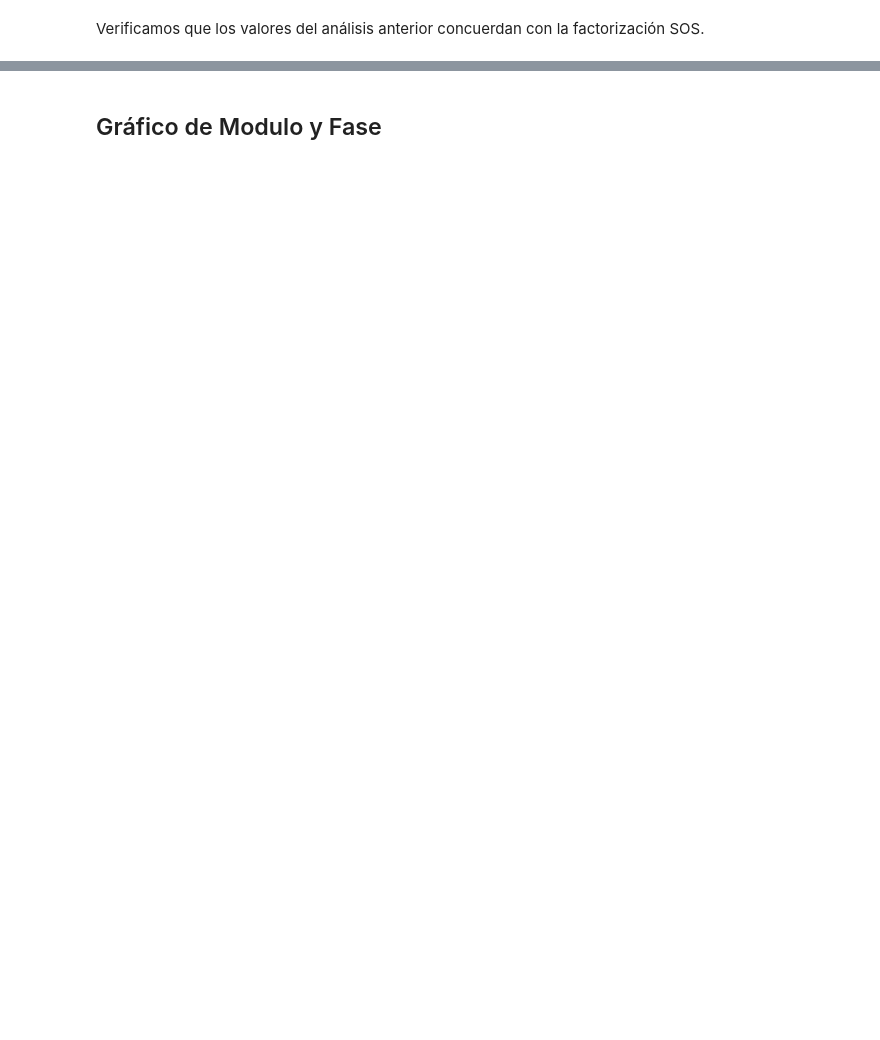
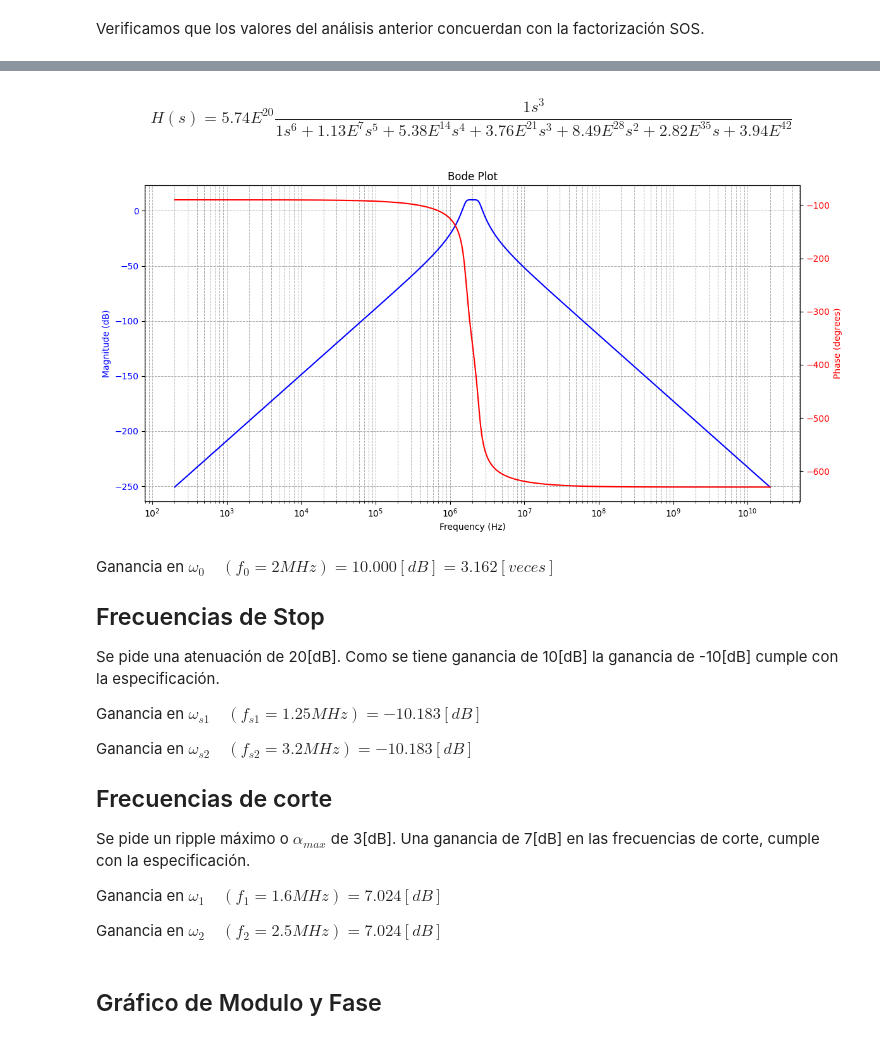
Before and after one commit to fborello-lambda/TC2-2025, a Jupyter notebook: TS6/TS6.ipynb, the cells around one changed output, grey strips where cells are left out. Saved outputs shown, nothing was run; the diff lists cells and outputs as text; code cells hidden in the pictures; blank space fills up the shorter version.

```diff
--- a/TS6/TS6.ipynb
+++ b/TS6/TS6.ipynb
@@ -373,3 +523,72 @@ Se procede a sintetizar el circuito con 3 Ackerberg-Mossberg separados por buffe
+# %%
+T_eval = T1_eval * T2_eval * T3_eval
+
+(magnitude_db, frequencies, _) = uplt.plot_tf(T_eval, {}, _w0 / (2 * np.pi))
+
+ws1 = 0.625 * _w0
+ws2 = 1.6 * _w0
+w1 = 0.8 * _w0
+w2 = 1.25 * _w0
+
+fs1 = 0.625 * _w0 / (2 * np.pi)
+fs2 = 1.6 * _w0 / (2 * np.pi)
+f1 = 0.8 * _w0 / (2 * np.pi)
+f2 = 1.25 * _w0 / (2 * np.pi)
+
+fs1_eng = uplt.eng_format(fs1, "Hz")
+fs2_eng = uplt.eng_format(fs2, "Hz")
+f1_eng = uplt.eng_format(f1, "Hz")
+f2_eng = uplt.eng_format(f2, "Hz")
+f0_eng = uplt.eng_format(f0, "Hz")
+
+magnitude_at_w0 = magnitude_db[np.argmin(np.abs(frequencies - _w0 / (2 * np.pi)))]
+magnitude_at_ws1 = magnitude_db[np.argmin(np.abs(frequencies - fs1))]
+magnitude_at_ws2 = magnitude_db[np.argmin(np.abs(frequencies - fs2))]
+magnitude_at_w1 = magnitude_db[np.argmin(np.abs(frequencies - f1))]
+magnitude_at_w2 = magnitude_db[np.argmin(np.abs(frequencies - f2))]
+
+markdown_text = f"""
+Ganancia en $\omega_0 \quad (f_{{0}} = {f0_eng}) = {magnitude_at_w0:.3f}[dB] = {10**(magnitude_at_w0/20):.3f}[veces]$
+
+## Frecuencias de Stop
+
+Se pide una atenuación de 20[dB]. Como se tiene ganancia de 10[dB] la ganancia de -10[dB] cumple con la especificación.
+
+Ganancia en $\omega_{{s1}} \quad (f_{{s1}} = {fs1_eng}) = {magnitude_at_ws1:.3f}[dB]$
+
+Ganancia en $\omega_{{s2}} \quad (f_{{s2}} = {fs2_eng}) = {magnitude_at_ws2:.3f}[dB]$
+
+## Frecuencias de corte
+
+Se pide un ripple máximo o $\\alpha_{{max}}$ de 3[dB]. Una ganancia de 7[dB] en las frecuencias de corte, cumple con la especificación.
+
+Ganancia en $\omega_1 \quad (f_{{1}} = {f1_eng}) = {magnitude_at_w1:.3f}[dB]$
+
+Ganancia en $\omega_2 \quad (f_{{2}} = {f2_eng}) = {magnitude_at_w2:.3f}[dB]$
+"""
+
+display(Markdown(markdown_text))
+# %% [output]
+$$H(s) = 5.74E^{20} \frac{1s^3}{1s^6 + 1.13E^{7}s^5 + 5.38E^{14}s^4 + 3.76E^{21}s^3 + 8.49E^{28}s^2 + 2.82E^{35}s + 3.94E^{42}}$$
+[figure, added]
+
+Ganancia en $\omega_0 \quad (f_{0} = 2 MHz) = 10.000[dB] = 3.162[veces]$
+
+## Frecuencias de Stop
+
+Se pide una atenuación de 20[dB]. Como se tiene ganancia de 10[dB] la ganancia de -10[dB] cumple con la especificación.
+
+Ganancia en $\omega_{s1} \quad (f_{s1} = 1.25 MHz) = -10.183[dB]$
+
+Ganancia en $\omega_{s2} \quad (f_{s2} = 3.2 MHz) = -10.183[dB]$
+
+## Frecuencias de corte
+
+Se pide un ripple máximo o $\alpha_{max}$ de 3[dB]. Una ganancia de 7[dB] en las frecuencias de corte, cumple con la especificación.
+
+Ganancia en $\omega_1 \quad (f_{1} = 1.6 MHz) = 7.024[dB]$
+
+Ganancia en $\omega_2 \quad (f_{2} = 2.5 MHz) = 7.024[dB]$
 # %% [markdown]
 ## Gráfico de Modulo y Fase
 # %% [markdown]
```
Also changed, not shown: parts of 10 cells of this notebook, 3 other files.
